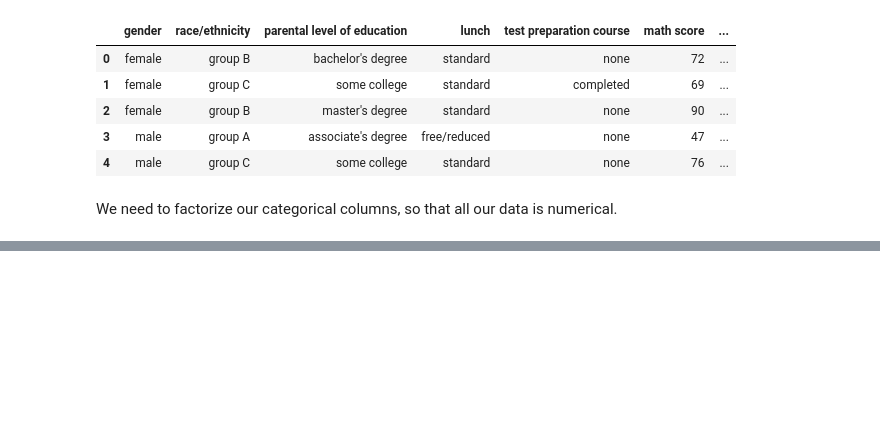
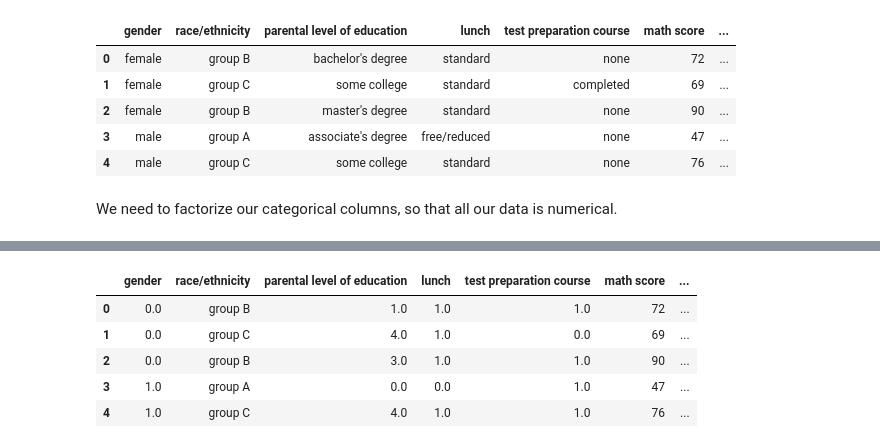
Before and after one commit to lascha212/F21DL, a Jupyter notebook: labs.ipynb, the cells around one changed output, grey strips where cells are left out. Saved outputs shown, nothing was run; the diff lists cells and outputs as text; code cells hidden in the pictures; blank space fills up the shorter version.

```diff
--- a/labs.ipynb
+++ b/labs.ipynb
@@ -112,0 +102,17 @@ NameError: name 'data' is not defined
+# %%
+# Now our leftover categorical values are all without any natural ordering. The following columns must be transformed: gender, ethnicity, lunch, test preparation course.
+from sklearn.preprocessing import OneHotEncoder
+
+onehot_enc = OneHotEncoder(drop='if_binary', sparse=False)
+
+# The following attributes are all binary attributes and since drop = 'if_binary', the encoder will drop the second column as it is redundant information.
+binary_onehot = data[['gender', 'lunch', 'test preparation course']]
+df[['gender', 'lunch', 'test preparation course']] = onehot_enc.fit_transform(binary_onehot)
+df.head()
+# %% [output]
+|  | gender | race/ethnicity | parental level of education | lunch | test preparation course | math score | ... |
+| 0 | 0.0 | group B | 1.0 | 1.0 | 1.0 | 72 | ... |
+| 1 | 0.0 | group C | 4.0 | 1.0 | 0.0 | 69 | ... |
+| 2 | 0.0 | group B | 3.0 | 1.0 | 1.0 | 90 | ... |
+| 3 | 1.0 | group A | 0.0 | 0.0 | 1.0 | 47 | ... |
+| 4 | 1.0 | group C | 4.0 | 1.0 | 1.0 | 76 | ... |
```
Also changed, not shown: parts of 10 cells of this notebook.
